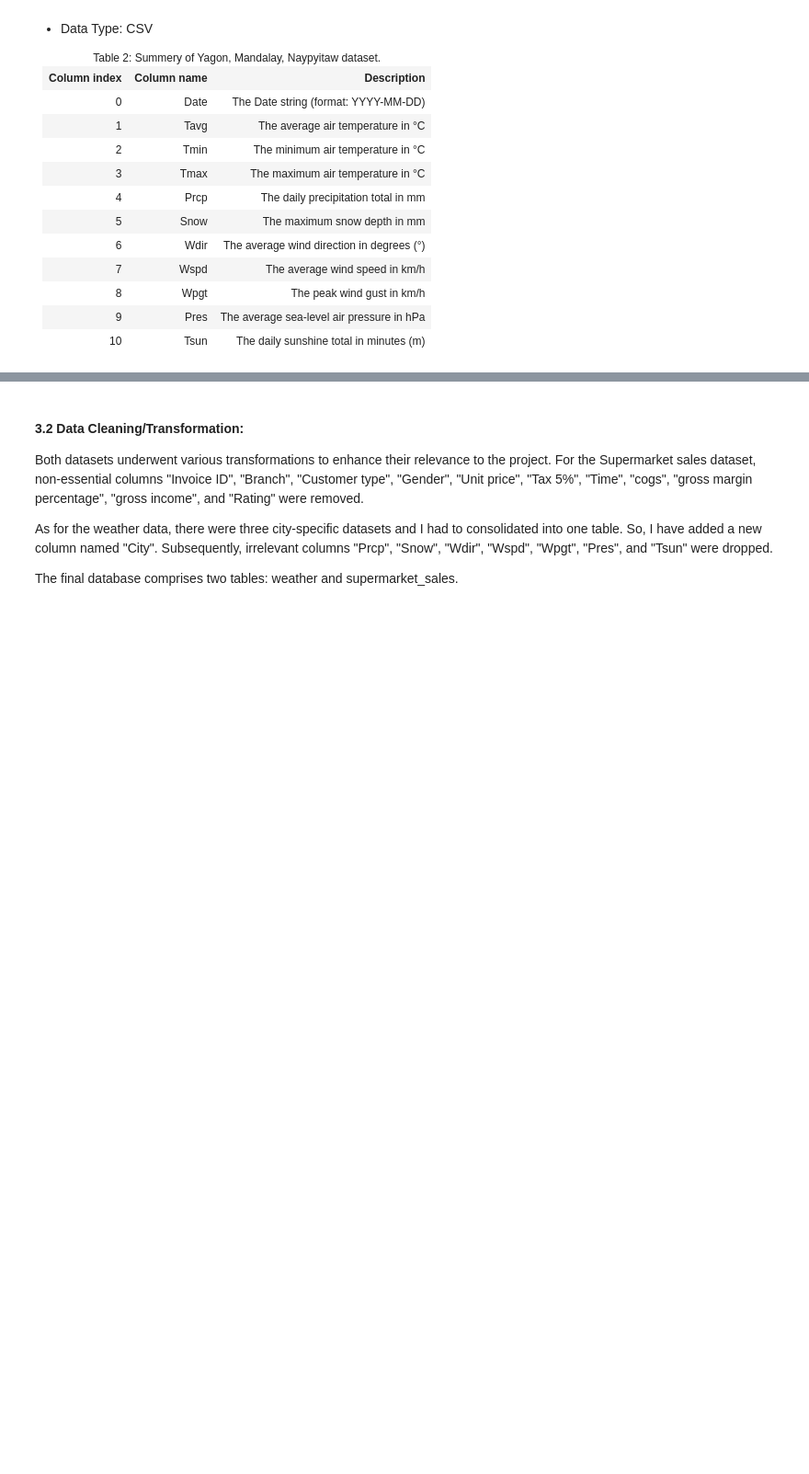
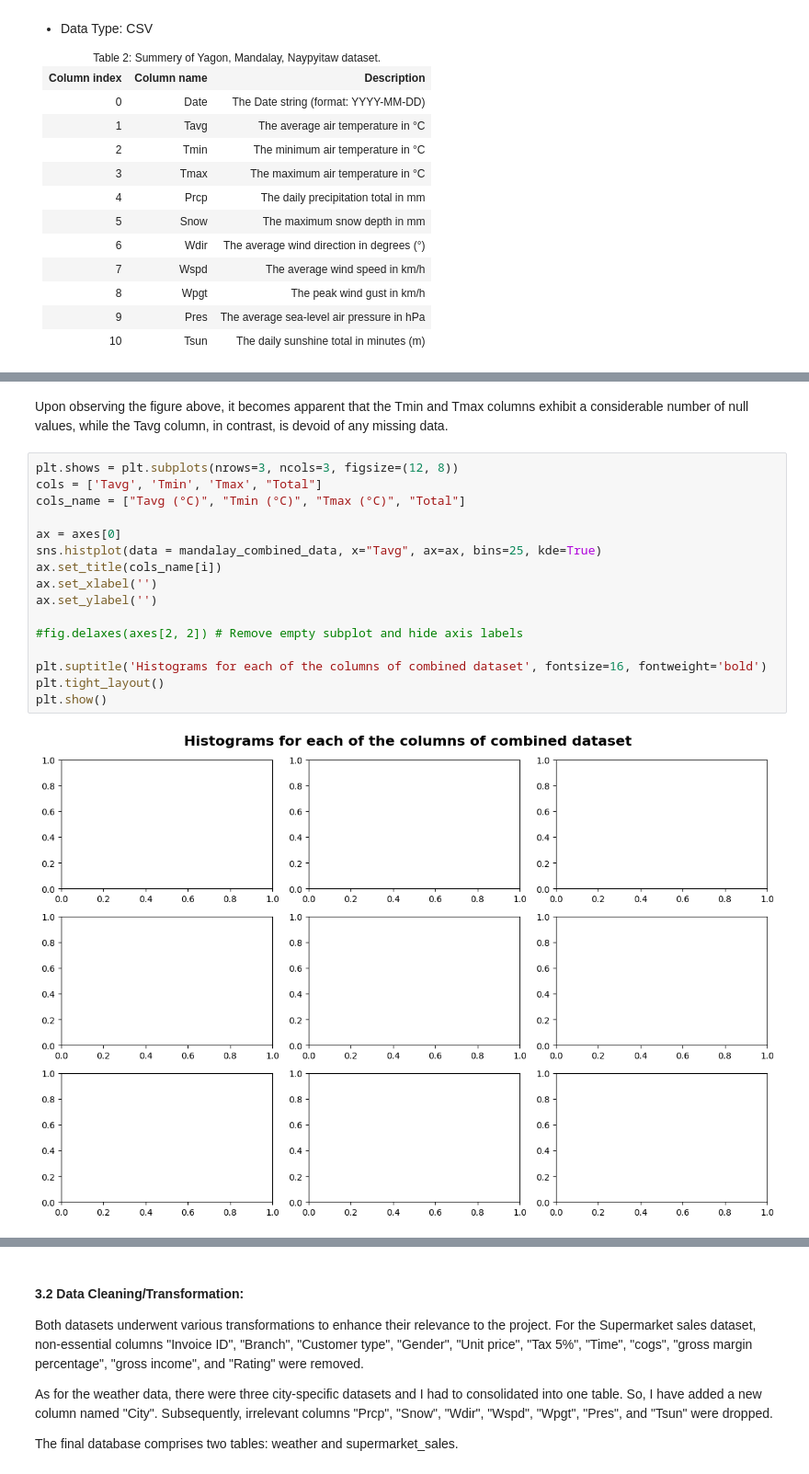
Before and after one commit to jvalue/made-template, a Jupyter notebook: project/report.ipynb, the cells around one changed output, grey strips where cells are left out. Shown at 92% size. Cells and saved outputs as stored; diff of their text form; blank space fills up the shorter version.

```diff
--- a/project/report.ipynb
+++ b/project/report.ipynb
@@ -232,3 +296,23 @@ Weather data includes factors like temperature, humidity, wind speed, and precip
+# %% [markdown]
+Upon observing the figure above, it becomes apparent that the Tmin and Tmax columns exhibit a considerable number of null values, while the Tavg column, in contrast, is devoid of any missing data.
+# %%
+plt.shows = plt.subplots(nrows=3, ncols=3, figsize=(12, 8))
+cols = ['Tavg', 'Tmin', 'Tmax', "Total"]
+cols_name = ["Tavg (°C)", "Tmin (°C)", "Tmax (°C)", "Total"]
+
+ax = axes[0]
+sns.histplot(data = mandalay_combined_data, x="Tavg", ax=ax, bins=25, kde=True)
+ax.set_title(cols_name[i])
+ax.set_xlabel('')
+ax.set_ylabel('')
+
+#fig.delaxes(axes[2, 2]) # Remove empty subplot and hide axis labels
+
+plt.suptitle('Histograms for each of the columns of combined dataset', fontsize=16, fontweight='bold')
+plt.tight_layout()
+plt.show()
+# %% [output]
+[figure, added]
 # %% [markdown]
 ### 3. Methodology
 
```
Also changed, not shown: parts of 9 cells of this notebook.
